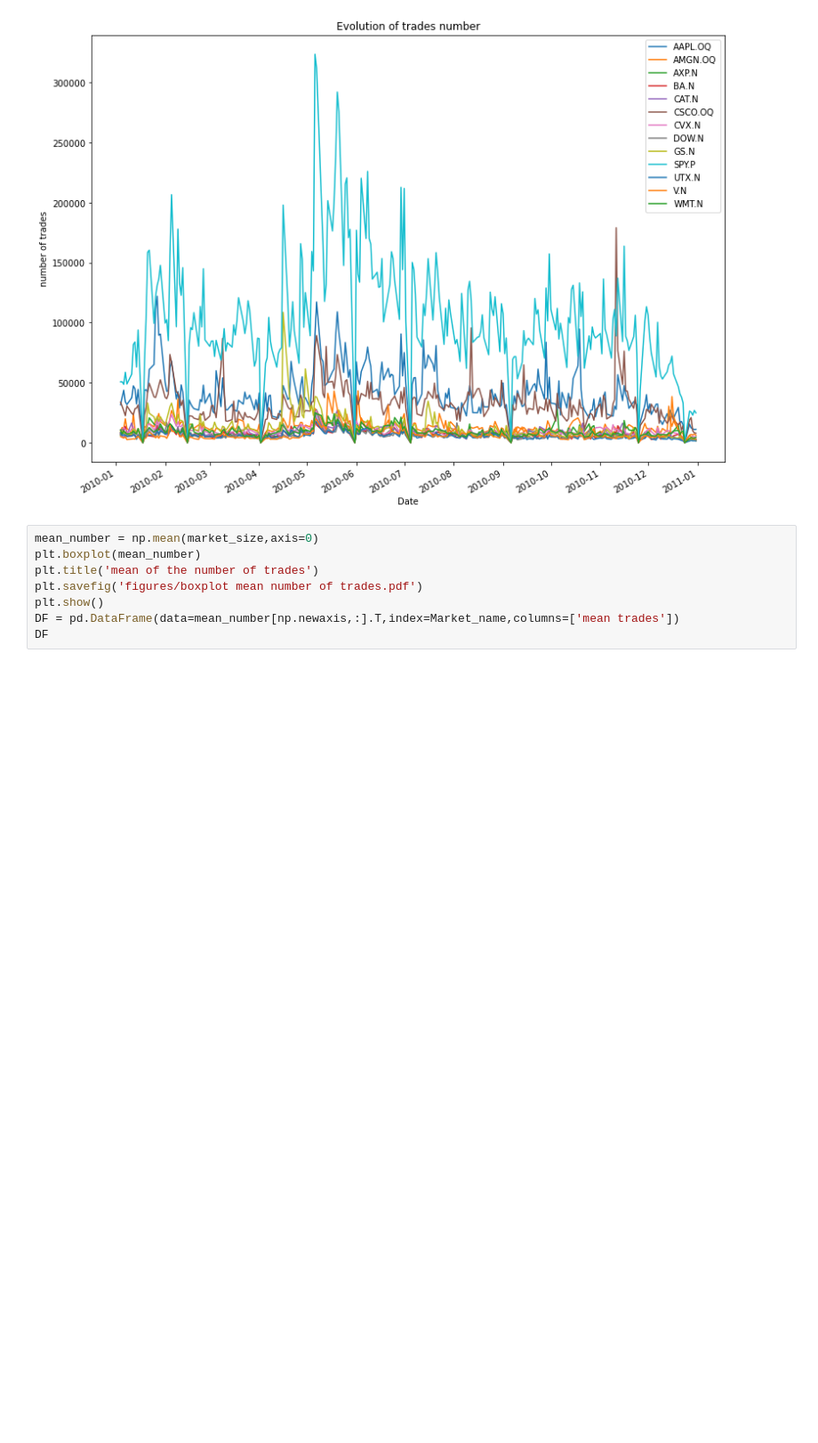
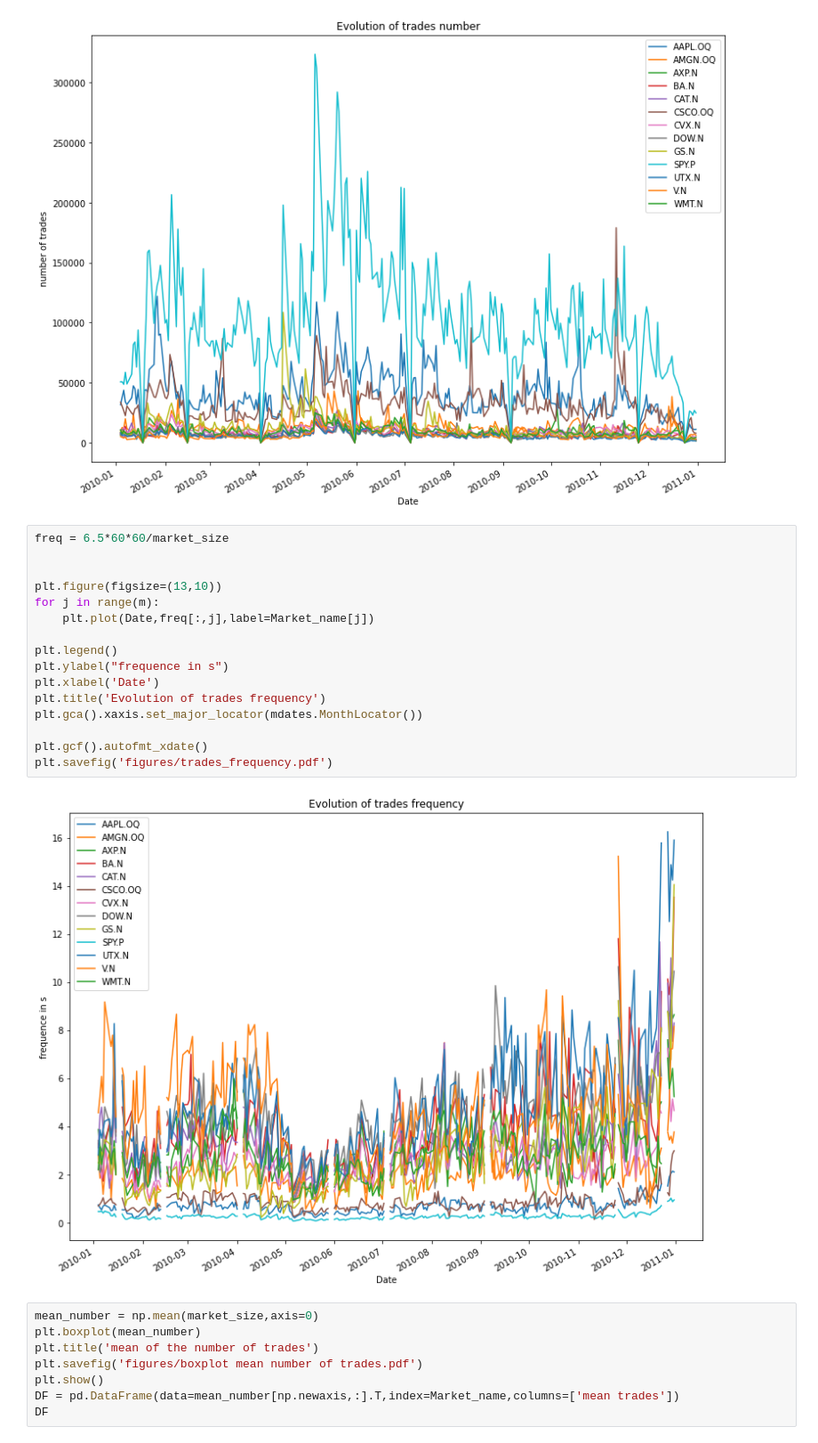
Before and after one commit to franckatte/ML_For_Finance, a Jupyter notebook: big data/Code/main.ipynb, the cells around one changed output. Shown: that part at 89% size. Cells and saved outputs as stored; diff of their text form; blank space fills up the shorter version.

```diff
--- a/big data/Code/main.ipynb
+++ b/big data/Code/main.ipynb
@@ -43,6 +43,24 @@ plt.gcf().autofmt_xdate()
 plt.savefig('figures/number_trades.pdf')
 # %% [output]
 [figure]
+# %%
+freq = 6.5*60*60/market_size
+
+
+plt.figure(figsize=(13,10))
+for j in range(m):
+    plt.plot(Date,freq[:,j],label=Market_name[j])
+
+plt.legend()
+plt.ylabel("frequence in s")
+plt.xlabel('Date')
+plt.title('Evolution of trades frequency')
+plt.gca().xaxis.set_major_locator(mdates.MonthLocator())
+
+plt.gcf().autofmt_xdate()
+plt.savefig('figures/trades_frequency.pdf')
+# %% [output]
+[figure, added]
 # %%
 mean_number = np.mean(market_size,axis=0)
 plt.boxplot(mean_number)
```
Also changed, not shown: parts of 3 cells of this notebook.
